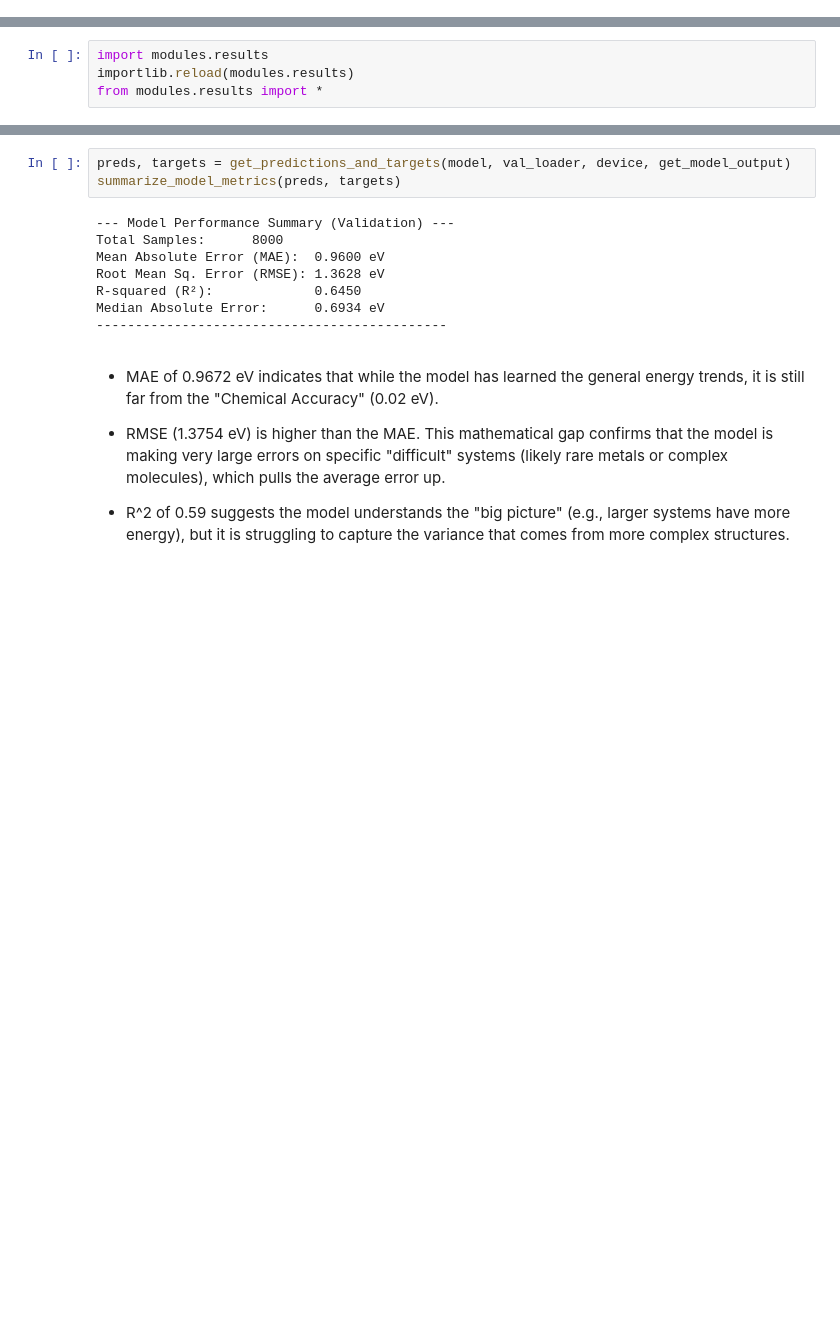
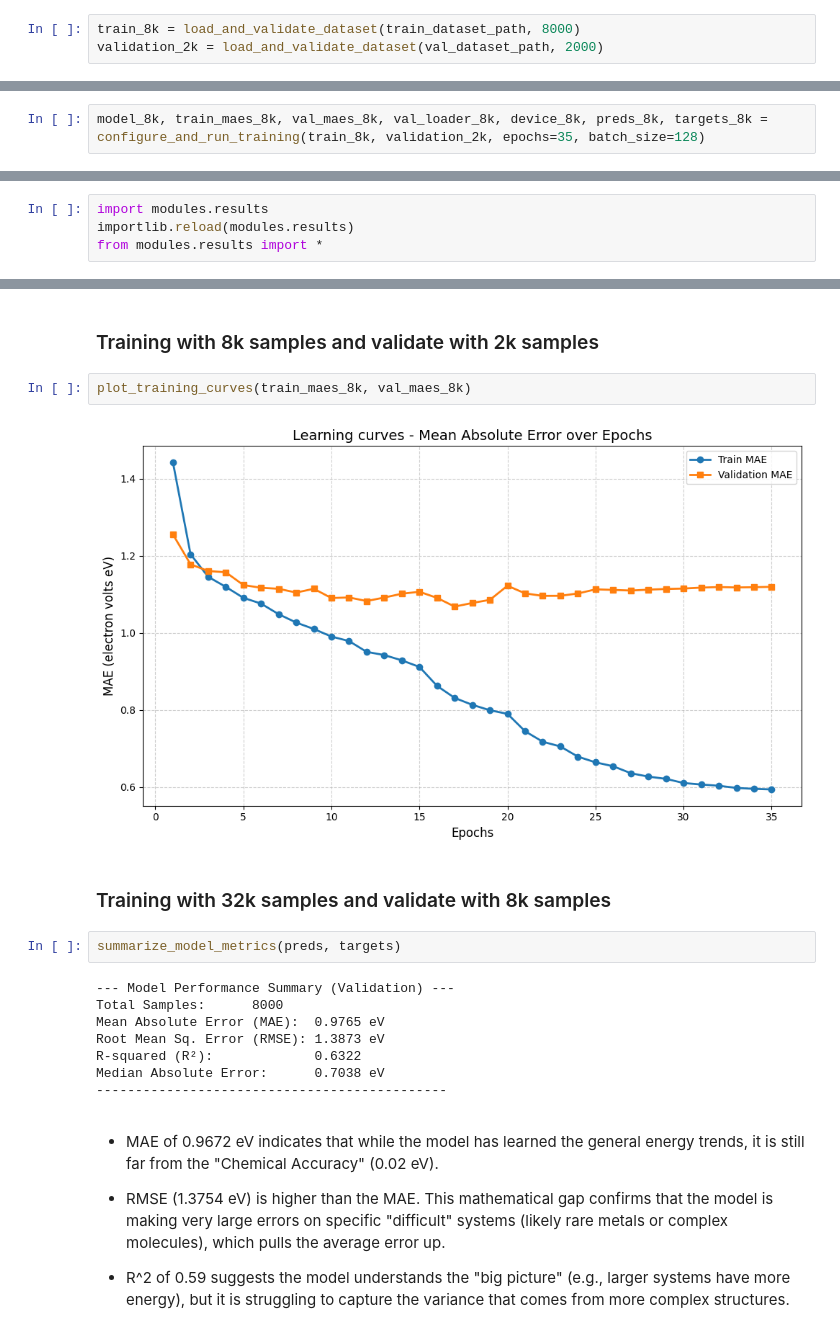
Before and after one commit to juanpaz90/h2-catalyst-ml, a Jupyter notebook: exploration.ipynb, the cells around one changed output, grey strips where cells are left out. Saved outputs shown, nothing was run; the diff lists cells and outputs as text; blank space fills up the shorter version.

```diff
--- a/exploration.ipynb
+++ b/exploration.ipynb
@@ -261,3 +262,6 @@ validation = load_and_validate_dataset(val_dataset_path, 8000)
 # %% [output]
 Successfully loaded 32000 validated samples.
 Successfully loaded 8000 validated samples.
+# %%
+train_8k = load_and_validate_dataset(train_dataset_path, 8000)
+validation_2k = load_and_validate_dataset(val_dataset_path, 2000)
@@ -294,0 +307,2 @@ Epoch 11 | Train MAE: 0.9174 eV | Val MAE: 0.9763 eV
+# %%
+model_8k, train_maes_8k, val_maes_8k, val_loader_8k, device_8k, preds_8k, targets_8k = configure_and_run_training(train_8k, validation_2k, epochs=35, batch_size=128)
@@ -327,13 +388,20 @@ plot_training_curves(train_maes, val_maes)
+# %% [markdown]
+### Training with 8k samples and validate with 2k samples
+# %%
+plot_training_curves(train_maes_8k, val_maes_8k)
+# %% [output]
+[figure, added]
+# %% [markdown]
+### Training with 32k samples and validate with 8k samples
 # %%
-preds, targets = get_predictions_and_targets(model, val_loader, device, get_model_output)
 summarize_model_metrics(preds, targets)
 # %% [output]
 --- Model Performance Summary (Validation) ---
 Total Samples:      8000
-Mean Absolute Error (MAE):  0.9600 eV
-Root Mean Sq. Error (RMSE): 1.3628 eV
-R-squared (R²):             0.6450
-Median Absolute Error:      0.6934 eV
+Mean Absolute Error (MAE):  0.9765 eV
+Root Mean Sq. Error (RMSE): 1.3873 eV
+R-squared (R²):             0.6322
+Median Absolute Error:      0.7038 eV
 ---------------------------------------------
 # %% [markdown]
 - MAE of 0.9672 eV indicates that while the model has learned the general energy trends, it is still far from the "Chemical Accuracy" (0.02 eV).
```
Also changed, not shown: parts of 46 cells of this notebook.
